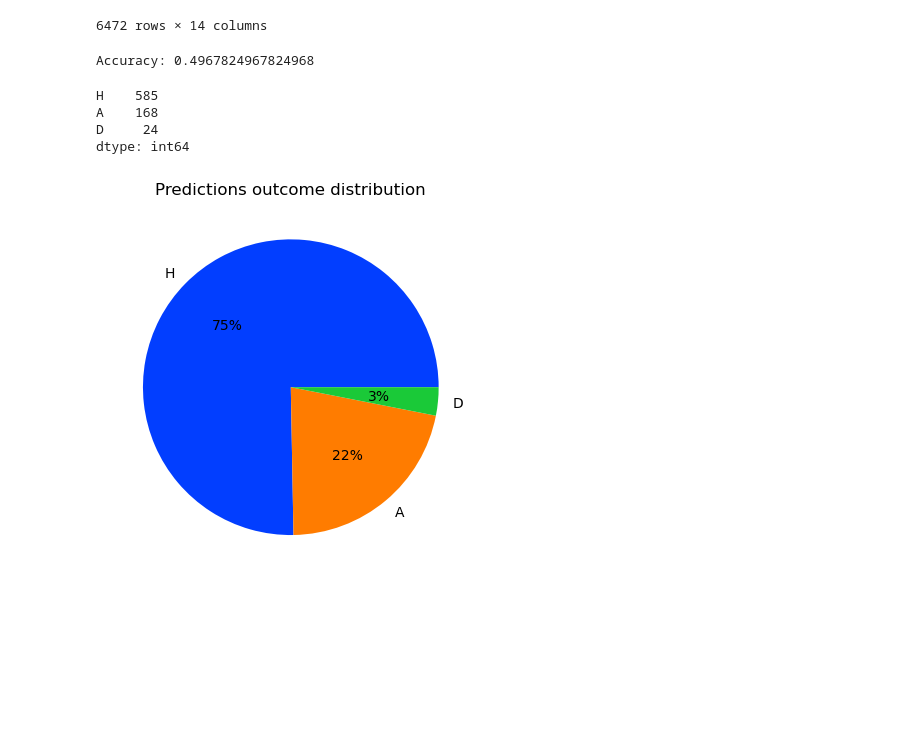
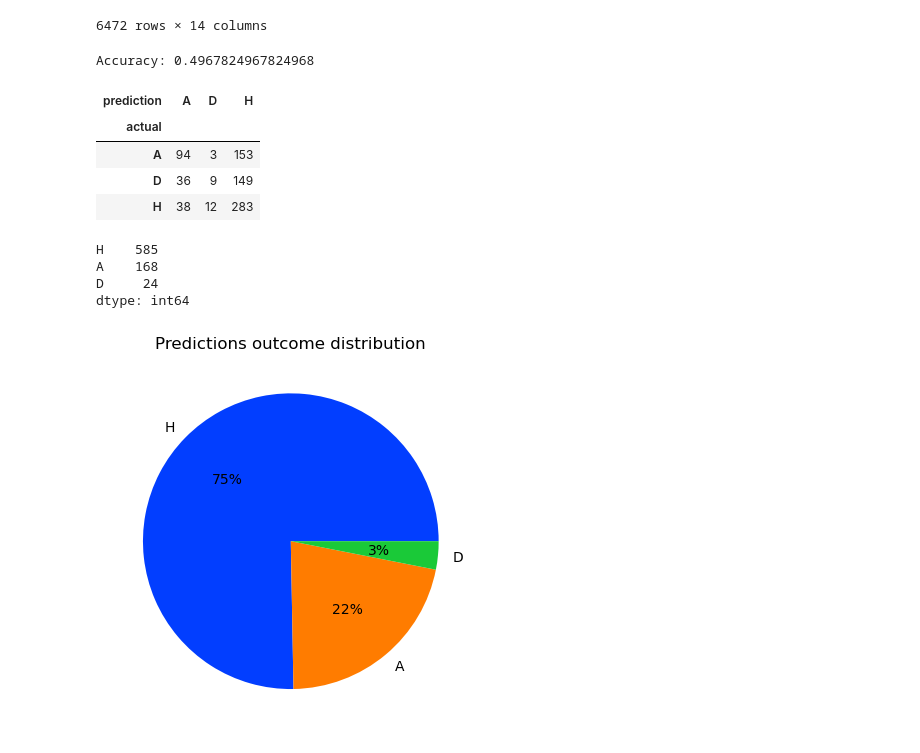
Before and after one commit to caiomelo22/bundesliga-predictor, a Jupyter notebook: main.ipynb, the cells around one changed output. Cells and saved outputs as stored; diff of their text form; code cells hidden in the pictures; blank space fills up the shorter version.

Commit message:
Display actual/prediction series

```diff
--- a/main.ipynb
+++ b/main.ipynb
@@ -189,6 +189,15 @@ accuracy = accuracy_score(y_test, preds)
 print('Accuracy:', accuracy)
 # %% [output]
 Accuracy: 0.4967824967824968
+# %%
+combined = pd.DataFrame(dict(actual=y_test, prediction=preds))
+pd.crosstab(index=combined['actual'], columns=combined['prediction'])
+# %% [output]
+| prediction | A | D | H |
+| actual |  |  |  |
+| A | 94 | 3 | 153 |
+| D | 36 | 9 | 149 |
+| H | 38 | 12 | 283 |
 # %%
 pred_series = pd.Series(preds)
 res_value_counts = pred_series.value_counts()
```
